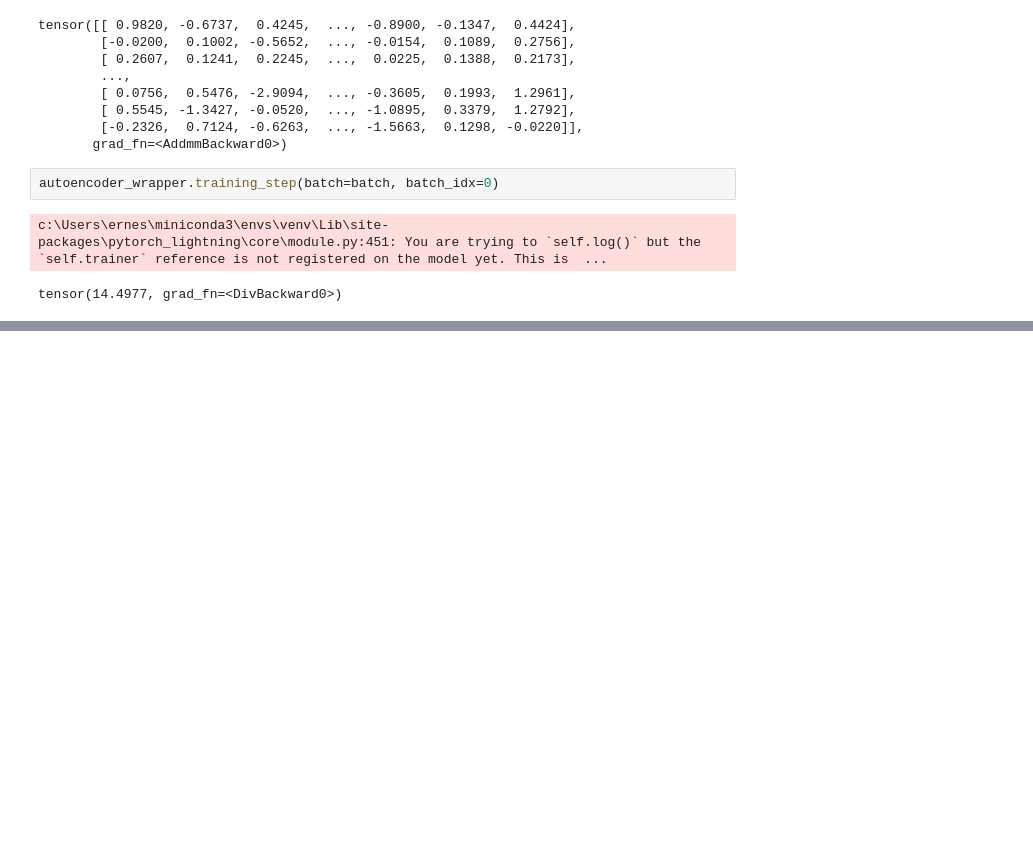
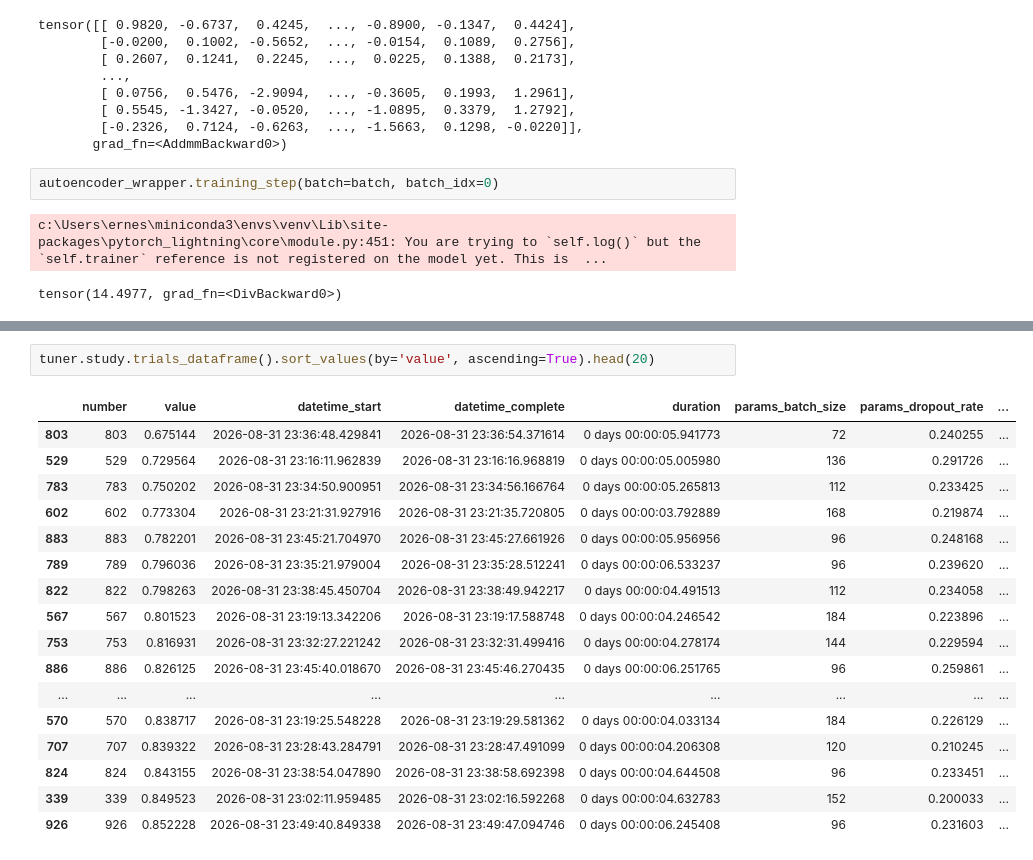
Before and after one commit to ernstBc/movielens-recsys, a Jupyter notebook: test.ipynb, the cells around one changed output, grey strips where cells are left out. Cells and saved outputs as stored; diff of their text form; blank space fills up the shorter version.

```diff
--- a/test.ipynb
+++ b/test.ipynb
@@ -297,0 +228,20 @@ tensor(14.4977, grad_fn=<DivBackward0>)
+# %%
+tuner.study.trials_dataframe().sort_values(by='value', ascending=True).head(20)
+# %% [output]
+|  | number | value | datetime_start | datetime_complete | duration | params_batch_size | params_dropout_rate | ... |
+| 803 | 803 | 0.675144 | 2026-08-31 23:36:48.429841 | 2026-08-31 23:36:54.371614 | 0 days 00:00:05.941773 | 72 | 0.240255 | ... |
+| 529 | 529 | 0.729564 | 2026-08-31 23:16:11.962839 | 2026-08-31 23:16:16.968819 | 0 days 00:00:05.005980 | 136 | 0.291726 | ... |
+| 783 | 783 | 0.750202 | 2026-08-31 23:34:50.900951 | 2026-08-31 23:34:56.166764 | 0 days 00:00:05.265813 | 112 | 0.233425 | ... |
+| 602 | 602 | 0.773304 | 2026-08-31 23:21:31.927916 | 2026-08-31 23:21:35.720805 | 0 days 00:00:03.792889 | 168 | 0.219874 | ... |
+| 883 | 883 | 0.782201 | 2026-08-31 23:45:21.704970 | 2026-08-31 23:45:27.661926 | 0 days 00:00:05.956956 | 96 | 0.248168 | ... |
+| 789 | 789 | 0.796036 | 2026-08-31 23:35:21.979004 | 2026-08-31 23:35:28.512241 | 0 days 00:00:06.533237 | 96 | 0.239620 | ... |
+| 822 | 822 | 0.798263 | 2026-08-31 23:38:45.450704 | 2026-08-31 23:38:49.942217 | 0 days 00:00:04.491513 | 112 | 0.234058 | ... |
+| 567 | 567 | 0.801523 | 2026-08-31 23:19:13.342206 | 2026-08-31 23:19:17.588748 | 0 days 00:00:04.246542 | 184 | 0.223896 | ... |
+| 753 | 753 | 0.816931 | 2026-08-31 23:32:27.221242 | 2026-08-31 23:32:31.499416 | 0 days 00:00:04.278174 | 144 | 0.229594 | ... |
+| 886 | 886 | 0.826125 | 2026-08-31 23:45:40.018670 | 2026-08-31 23:45:46.270435 | 0 days 00:00:06.251765 | 96 | 0.259861 | ... |
+| ... | ... | ... | ... | ... | ... | ... | ... | ... |
+| 570 | 570 | 0.838717 | 2026-08-31 23:19:25.548228 | 2026-08-31 23:19:29.581362 | 0 days 00:00:04.033134 | 184 | 0.226129 | ... |
+| 707 | 707 | 0.839322 | 2026-08-31 23:28:43.284791 | 2026-08-31 23:28:47.491099 | 0 days 00:00:04.206308 | 120 | 0.210245 | ... |
+| 824 | 824 | 0.843155 | 2026-08-31 23:38:54.047890 | 2026-08-31 23:38:58.692398 | 0 days 00:00:04.644508 | 96 | 0.233451 | ... |
+| 339 | 339 | 0.849523 | 2026-08-31 23:02:11.959485 | 2026-08-31 23:02:16.592268 | 0 days 00:00:04.632783 | 152 | 0.200033 | ... |
+| 926 | 926 | 0.852228 | 2026-08-31 23:49:40.849338 | 2026-08-31 23:49:47.094746 | 0 days 00:00:06.245408 | 96 | 0.231603 | ... |
```
Also changed, not shown: parts of 44 cells of this notebook, 12 other files.
